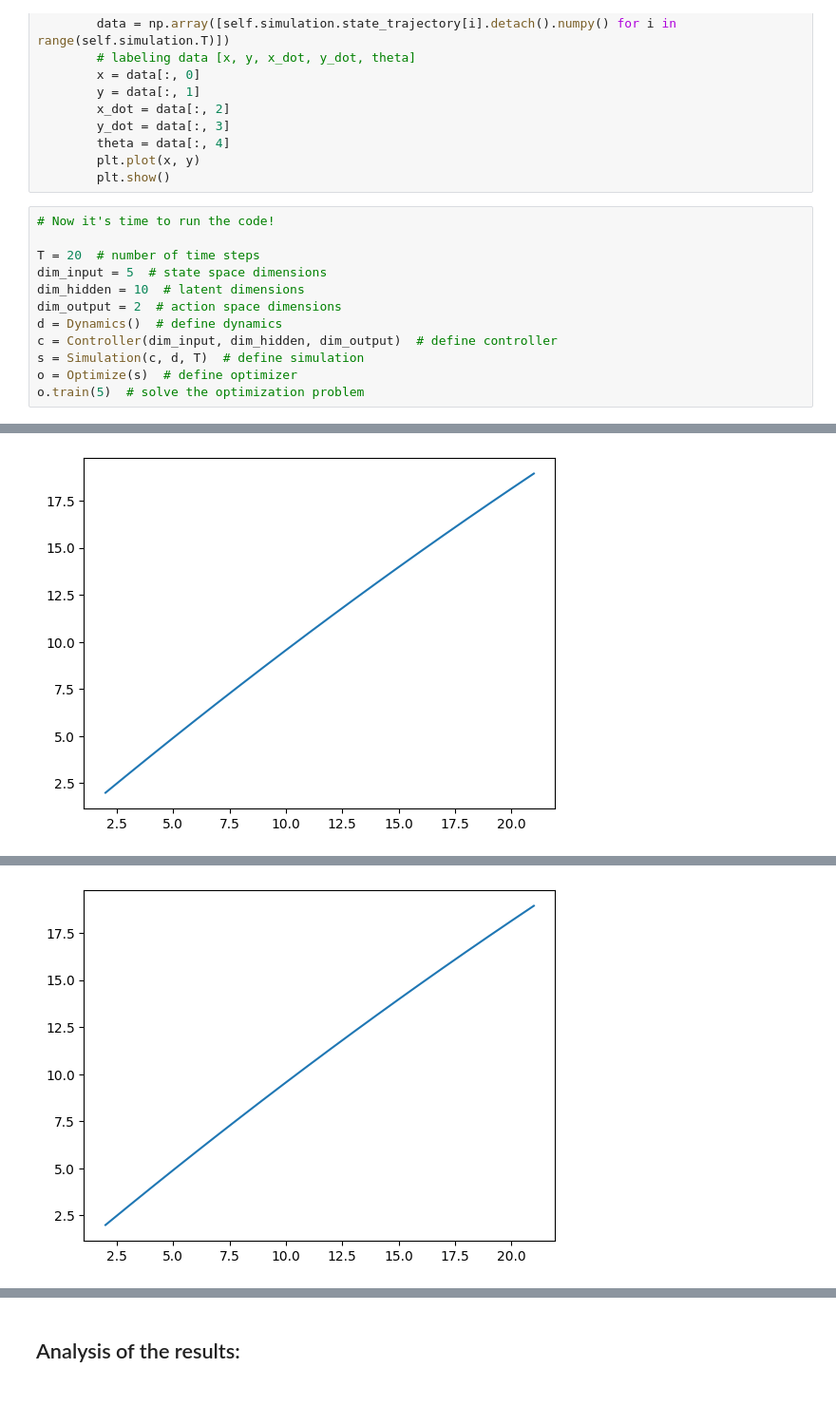
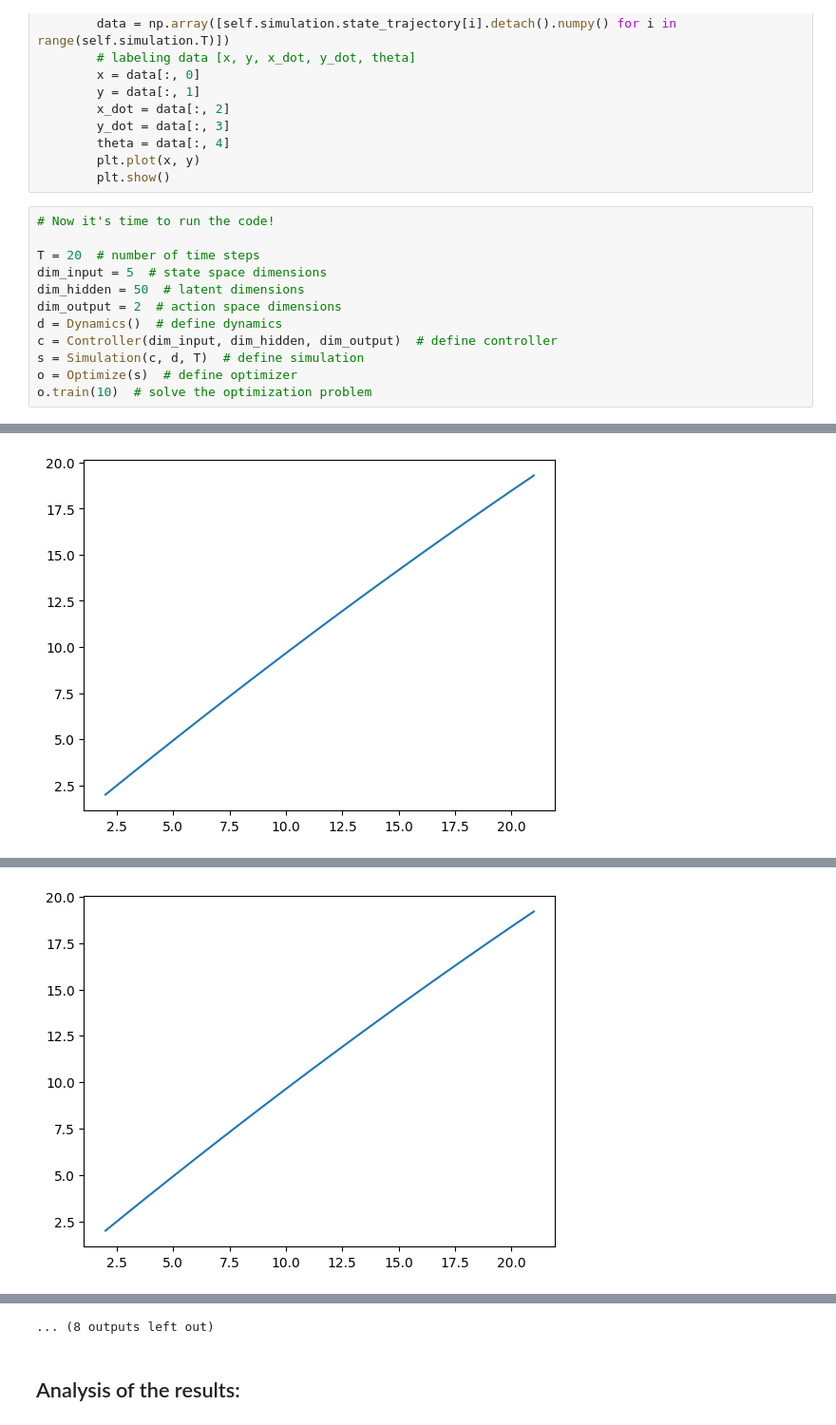
Before and after one commit to aromoher/MAE598, a Jupyter notebook: Project 1/Project1.ipynb, the cells around one changed output, grey strips where cells are left out. Shown at 95% size. Cells and saved outputs as stored; diff of their text form; blank space fills up the shorter version.

```diff
--- a/Project 1/Project1.ipynb
+++ b/Project 1/Project1.ipynb
@@ -222,11 +222,11 @@ class Optimize:
 
 T = 20  # number of time steps
 dim_input = 5  # state space dimensions
-dim_hidden = 10  # latent dimensions
+dim_hidden = 50  # latent dimensions
 dim_output = 2  # action space dimensions
 d = Dynamics()  # define dynamics
 c = Controller(dim_input, dim_hidden, dim_output)  # define controller
 s = Simulation(c, d, T)  # define simulation
 o = Optimize(s)  # define optimizer
-o.train(5)  # solve the optimization problem
+o.train(10)  # solve the optimization problem
 # %% [output]
@@ -238 +238 @@ o.train(5)  # solve the optimization problem
-[figure, old version]
+[figure, new version]
@@ -240 +240 @@ o.train(5)  # solve the optimization problem
-[figure, old version]
+[figure, new version]
@@ -243,3 +245,4 @@ o.train(5)  # solve the optimization problem
+... (8 outputs left out)
 # %% [markdown]
 ## Analysis of the results:
 # %% [markdown]
```
Also changed, not shown: parts of 1 cell of this notebook.
